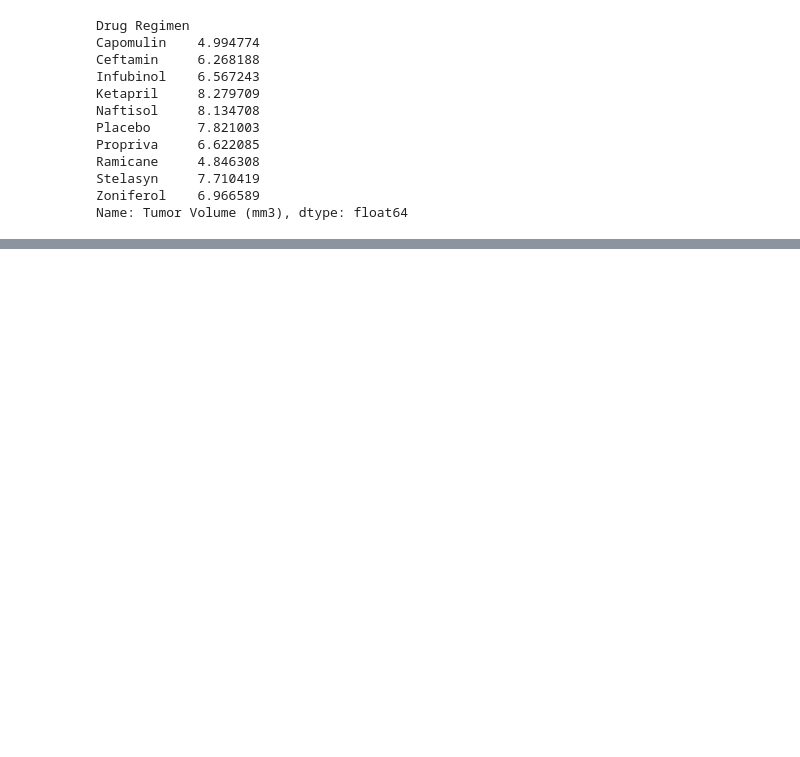
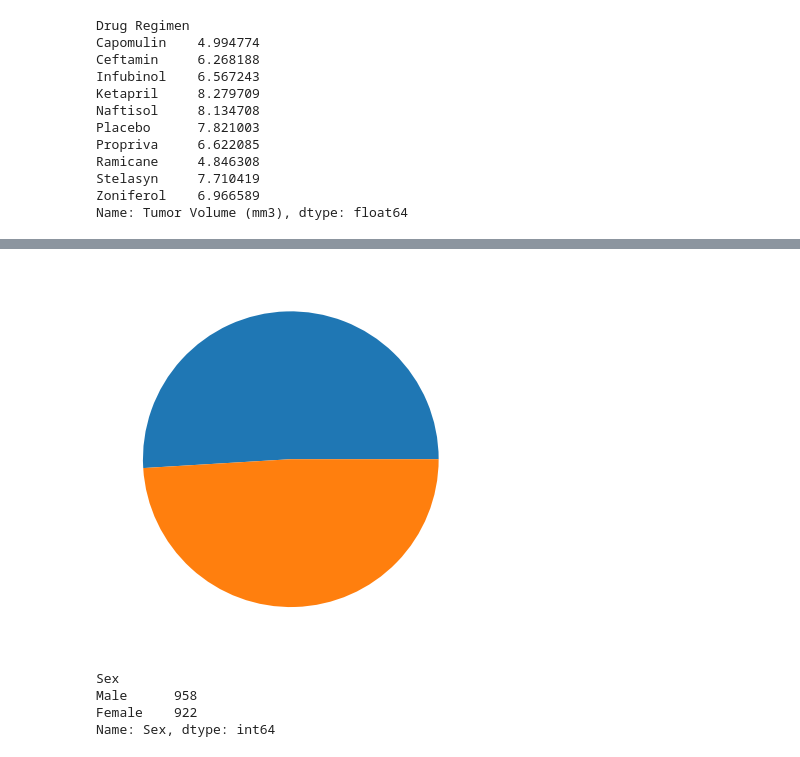
Before and after one commit to Smiyengi/pymaceuticals-challenge, a Jupyter notebook: assignment1.ipynb, the cells around one changed output, grey strips where cells are left out. Saved outputs shown, nothing was run; the diff lists cells and outputs as text; code cells hidden in the pictures; blank space fills up the shorter version.

```diff
--- a/assignment1.ipynb
+++ b/assignment1.ipynb
@@ -310,0 +328,13 @@ plt.show()
+# %%
+plt.figure()
+plt.pie(x=mice_by_sex.array)
+plt.show()
+# %% [output]
+[figure, added]
+# %%
+mice_by_sex
+# %% [output]
+Sex
+Male      958
+Female    922
+Name: Sex, dtype: int64
```
Also changed, not shown: parts of 20 cells of this notebook.
